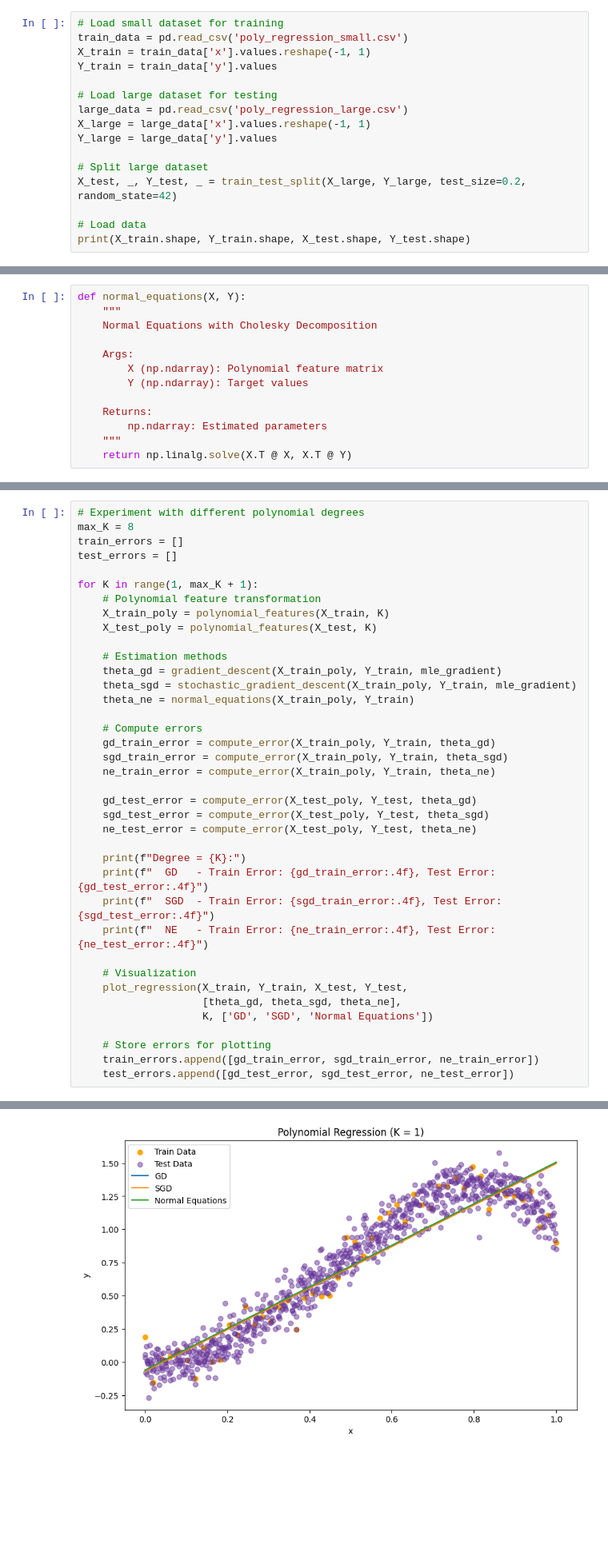
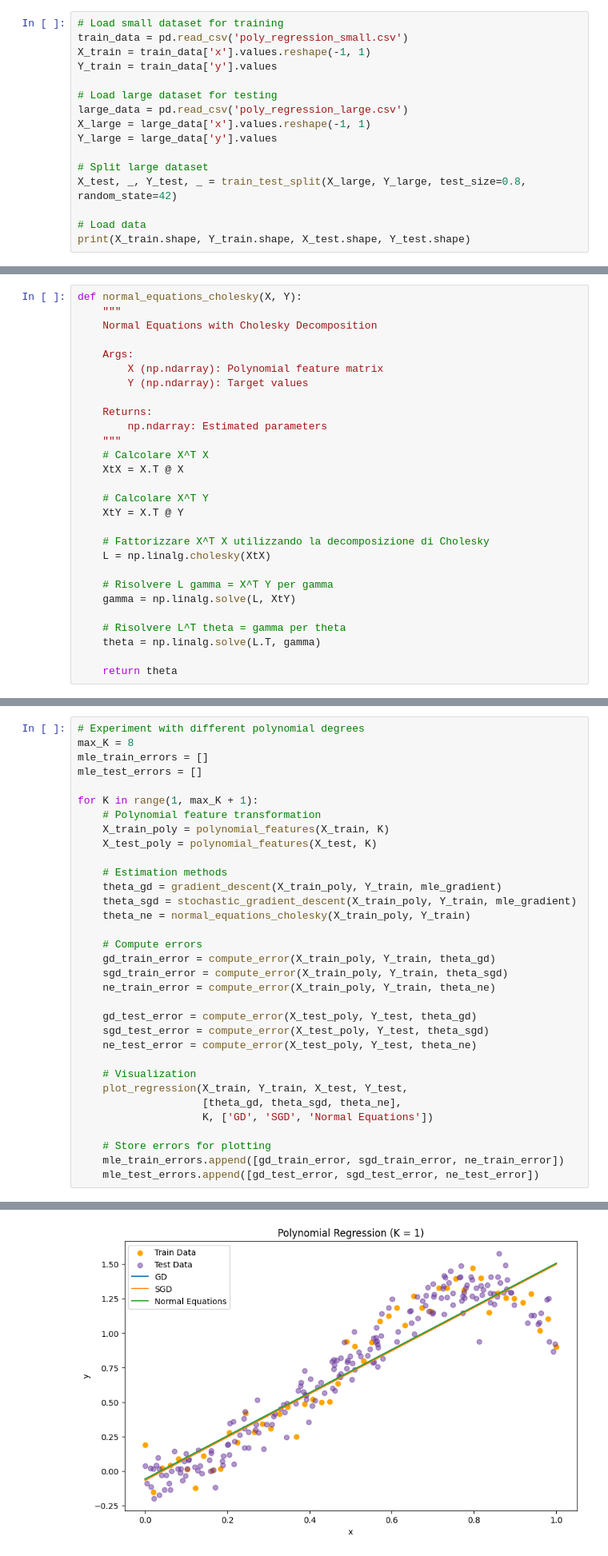
Before and after one commit to PtrTella/StatsHomework, a Jupyter notebook: HW4.ipynb, the cells around one changed output, grey strips where cells are left out. Shown at 80% size. Cells and saved outputs as stored; diff of their text form; blank space fills up the shorter version.

```diff
--- a/HW4.ipynb
+++ b/HW4.ipynb
@@ -36,7 +36,7 @@ X_large = large_data['x'].values.reshape(-1, 1)
 Y_large = large_data['y'].values
 
 # Split large dataset
-X_test, _, Y_test, _ = train_test_split(X_large, Y_large, test_size=0.2, random_state=42)
+X_test, _, Y_test, _ = train_test_split(X_large, Y_large, test_size=0.8, random_state=42)
 
 # Load data
 print(X_train.shape, Y_train.shape, X_test.shape, Y_test.shape)
@@ -95,7 +94,7 @@ def stochastic_gradient_descent(X, Y, grad_f, batch_size=5, learning_rate=0.01,
 
     return theta
 # %%
-def normal_equations(X, Y):
+def normal_equations_cholesky(X, Y):
     """
     Normal Equations with Cholesky Decomposition
 
@@ -106,4 +105,19 @@ def normal_equations(X, Y):
     Returns:
         np.ndarray: Estimated parameters
     """
-    return np.linalg.solve(X.T @ X, X.T @ Y)
+    # Calcolare X^T X
+    XtX = X.T @ X
+
+    # Calcolare X^T Y
+    XtY = X.T @ Y
+
+    # Fattorizzare X^T X utilizzando la decomposizione di Cholesky
+    L = np.linalg.cholesky(XtX)
+
+    # Risolvere L gamma = X^T Y per gamma
+    gamma = np.linalg.solve(L, XtY)
+
+    # Risolvere L^T theta = gamma per theta
+    theta = np.linalg.solve(L.T, gamma)
+
+    return theta
@@ -189,8 +211,8 @@ def mle_gradient(X, Y, theta):
 # %%
 # Experiment with different polynomial degrees
 max_K = 8
-train_errors = []
-test_errors = []
+mle_train_errors = []
+mle_test_errors = []
 
 for K in range(1, max_K + 1):
     # Polynomial feature transformation
@@ -200,7 +222,7 @@ for K in range(1, max_K + 1):
     # Estimation methods
     theta_gd = gradient_descent(X_train_poly, Y_train, mle_gradient)
     theta_sgd = stochastic_gradient_descent(X_train_poly, Y_train, mle_gradient)
-    theta_ne = normal_equations(X_train_poly, Y_train)
+    theta_ne = normal_equations_cholesky(X_train_poly, Y_train)
 
     # Compute errors
     gd_train_error = compute_error(X_train_poly, Y_train, theta_gd)
@@ -211,17 +233,12 @@ for K in range(1, max_K + 1):
     sgd_test_error = compute_error(X_test_poly, Y_test, theta_sgd)
     ne_test_error = compute_error(X_test_poly, Y_test, theta_ne)
 
-    print(f"Degree = {K}:")
-    print(f"  GD   - Train Error: {gd_train_error:.4f}, Test Error: {gd_test_error:.4f}")
-    print(f"  SGD  - Train Error: {sgd_train_error:.4f}, Test Error: {sgd_test_error:.4f}")
-    print(f"  NE   - Train Error: {ne_train_error:.4f}, Test Error: {ne_test_error:.4f}")
-
     # Visualization
     plot_regression(X_train, Y_train, X_test, Y_test,
                     [theta_gd, theta_sgd, theta_ne],
                     K, ['GD', 'SGD', 'Normal Equations'])
 
     # Store errors for plotting
-    train_errors.append([gd_train_error, sgd_train_error, ne_train_error])
-    test_errors.append([gd_test_error, sgd_test_error, ne_test_error])
+    mle_train_errors.append([gd_train_error, sgd_train_error, ne_train_error])
+    mle_test_errors.append([gd_test_error, sgd_test_error, ne_test_error])
 # %% [output]
@@ -232 +245 @@ Degree = 1:
-[figure, old version]
+[figure, new version]
```
Also changed, not shown: parts of 19 cells of this notebook.
